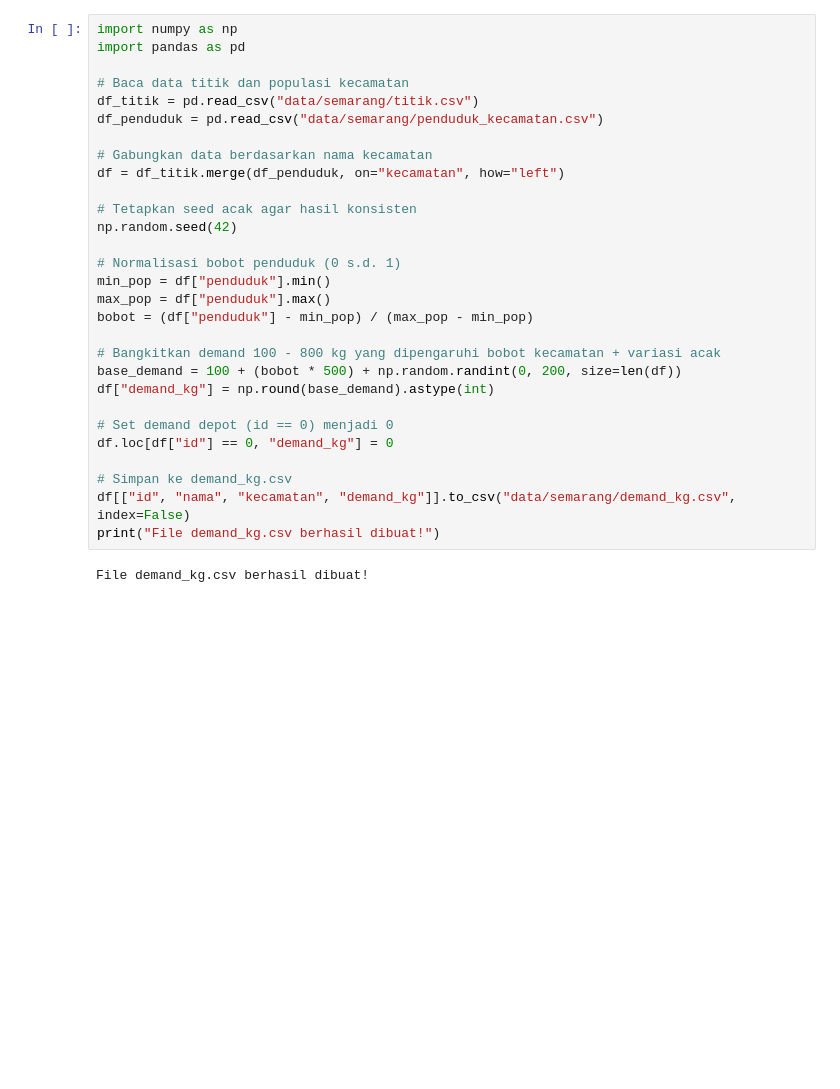
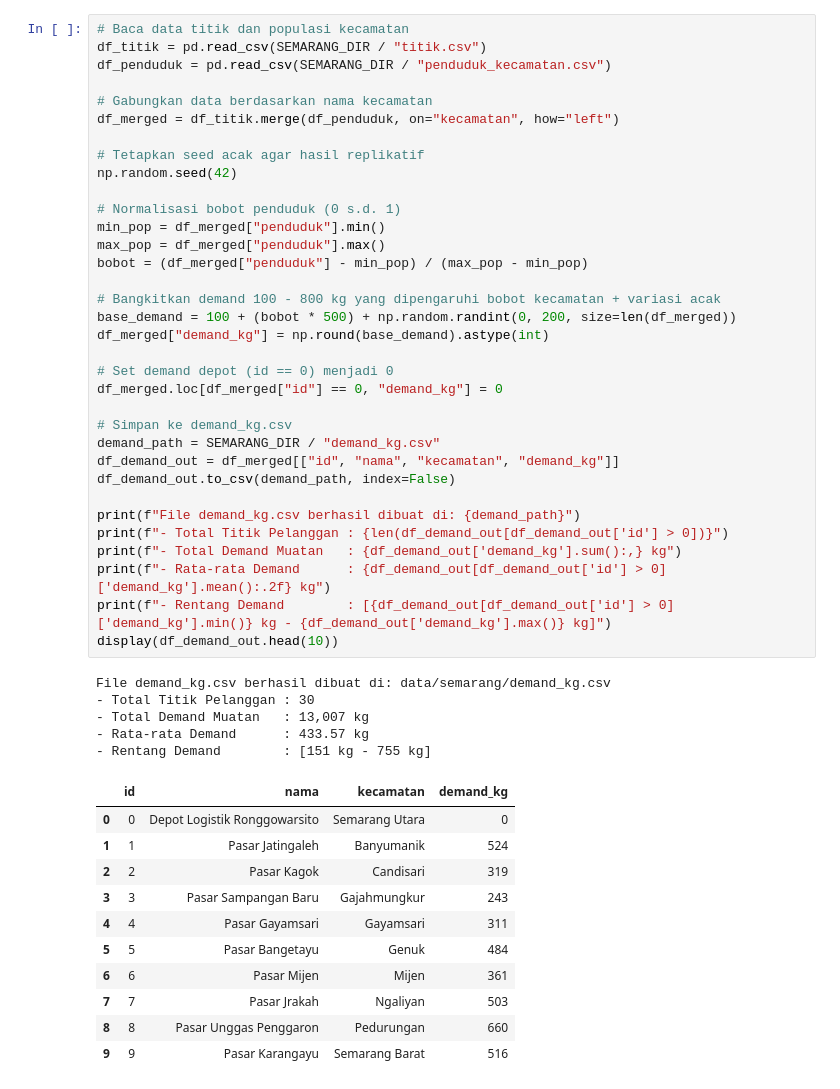
Before and after one commit to gibril1435/GCVRP, a Jupyter notebook: kecerdasanKomputasional.ipynb, the cells around one changed output. Drawn from its saved outputs; the diff is of its cells as text; blank space fills up the shorter version.

```diff
--- a/kecerdasanKomputasional.ipynb
+++ b/kecerdasanKomputasional.ipynb
@@ -273,31 +405,51 @@ print(df[["kecamatan", "penduduk"]])
 # %%
-import numpy as np
-import pandas as pd
-
 # Baca data titik dan populasi kecamatan
-df_titik = pd.read_csv("data/semarang/titik.csv")
-df_penduduk = pd.read_csv("data/semarang/penduduk_kecamatan.csv")
+df_titik = pd.read_csv(SEMARANG_DIR / "titik.csv")
+df_penduduk = pd.read_csv(SEMARANG_DIR / "penduduk_kecamatan.csv")
 
 # Gabungkan data berdasarkan nama kecamatan
-df = df_titik.merge(df_penduduk, on="kecamatan", how="left")
+df_merged = df_titik.merge(df_penduduk, on="kecamatan", how="left")
 
-# Tetapkan seed acak agar hasil konsisten
+# Tetapkan seed acak agar hasil replikatif
 np.random.seed(42)
 
 # Normalisasi bobot penduduk (0 s.d. 1)
-min_pop = df["penduduk"].min()
-max_pop = df["penduduk"].max()
-bobot = (df["penduduk"] - min_pop) / (max_pop - min_pop)
+min_pop = df_merged["penduduk"].min()
+max_pop = df_merged["penduduk"].max()
+bobot = (df_merged["penduduk"] - min_pop) / (max_pop - min_pop)
 
 # Bangkitkan demand 100 - 800 kg yang dipengaruhi bobot kecamatan + variasi acak
-base_demand = 100 + (bobot * 500) + np.random.randint(0, 200, size=len(df))
-df["demand_kg"] = np.round(base_demand).astype(int)
+base_demand = 100 + (bobot * 500) + np.random.randint(0, 200, size=len(df_merged))
+df_merged["demand_kg"] = np.round(base_demand).astype(int)
 
 # Set demand depot (id == 0) menjadi 0
-df.loc[df["id"] == 0, "demand_kg"] = 0
+df_merged.loc[df_merged["id"] == 0, "demand_kg"] = 0
 
 # Simpan ke demand_kg.csv
-df[["id", "nama", "kecamatan", "demand_kg"]].to_csv("data/semarang/demand_kg.csv", index=False)
-print("File demand_kg.csv berhasil dibuat!")
+demand_path = SEMARANG_DIR / "demand_kg.csv"
+df_demand_out = df_merged[["id", "nama", "kecamatan", "demand_kg"]]
+df_demand_out.to_csv(demand_path, index=False)
+
+print(f"File demand_kg.csv berhasil dibuat di: {demand_path}")
+print(f"- Total Titik Pelanggan : {len(df_demand_out[df_demand_out['id'] > 0])}")
+print(f"- Total Demand Muatan   : {df_demand_out['demand_kg'].sum():,} kg")
+print(f"- Rata-rata Demand      : {df_demand_out[df_demand_out['id'] > 0]['demand_kg'].mean():.2f} kg")
+print(f"- Rentang Demand        : [{df_demand_out[df_demand_out['id'] > 0]['demand_kg'].min()} kg - {df_demand_out['demand_kg'].max()} kg]")
+display(df_demand_out.head(10))
 # %% [output]
-File demand_kg.csv berhasil dibuat!
+File demand_kg.csv berhasil dibuat di: data/semarang/demand_kg.csv
+- Total Titik Pelanggan : 30
+- Total Demand Muatan   : 13,007 kg
+- Rata-rata Demand      : 433.57 kg
+- Rentang Demand        : [151 kg - 755 kg]
+|  | id | nama | kecamatan | demand_kg |
+| 0 | 0 | Depot Logistik Ronggowarsito | Semarang Utara | 0 |
+| 1 | 1 | Pasar Jatingaleh | Banyumanik | 524 |
+| 2 | 2 | Pasar Kagok | Candisari | 319 |
+| 3 | 3 | Pasar Sampangan Baru | Gajahmungkur | 243 |
+| 4 | 4 | Pasar Gayamsari | Gayamsari | 311 |
+| 5 | 5 | Pasar Bangetayu | Genuk | 484 |
+| 6 | 6 | Pasar Mijen | Mijen | 361 |
+| 7 | 7 | Pasar Jrakah | Ngaliyan | 503 |
+| 8 | 8 | Pasar Unggas Penggaron | Pedurungan | 660 |
+| 9 | 9 | Pasar Karangayu | Semarang Barat | 516 |
```
Also changed, not shown: parts of 26 cells of this notebook.
